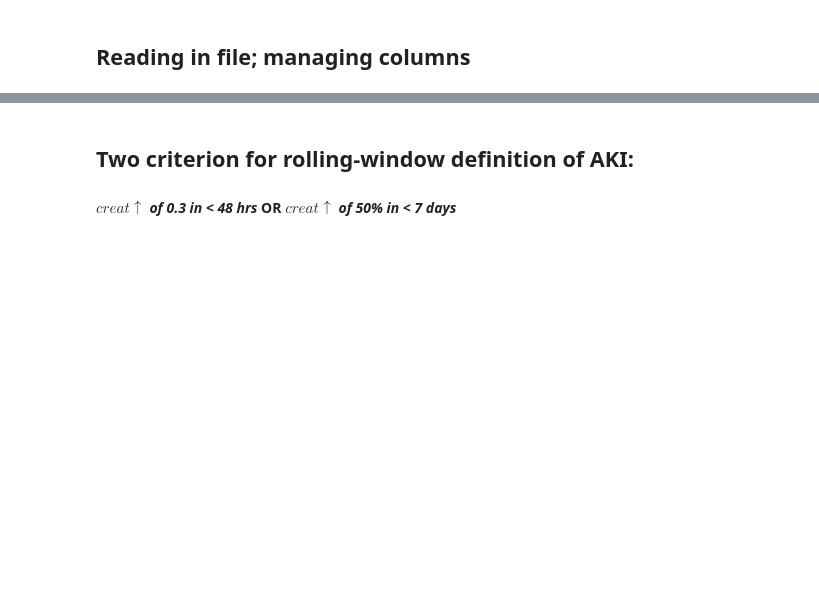
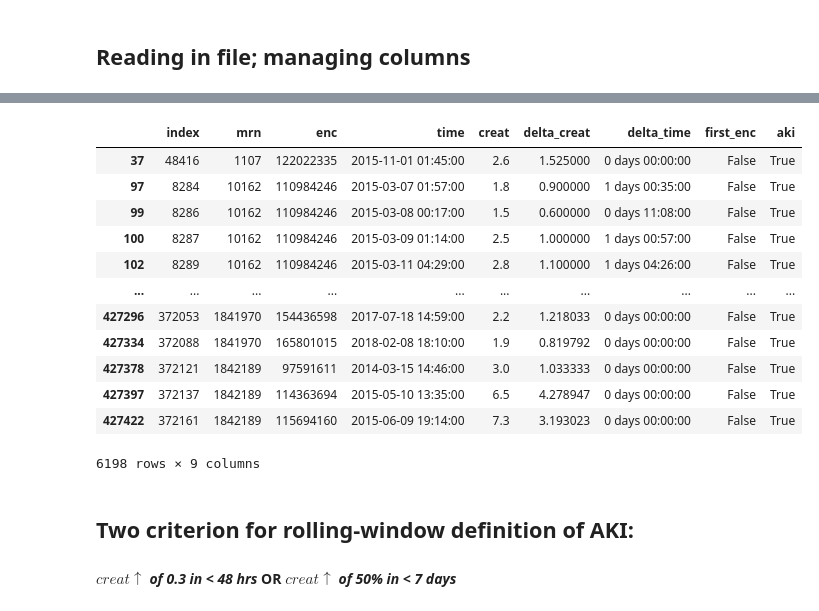
Before and after one commit to isaranwrap/StandardizingAKI, a Jupyter notebook: StandardizingAKIDefinition.ipynb, the cells around one changed output, grey strips where cells are left out. Saved outputs shown, nothing was run; the diff lists cells and outputs as text; code cells hidden in the pictures; blank space fills up the shorter version.

```diff
--- a/StandardizingAKIDefinition.ipynb
+++ b/StandardizingAKIDefinition.ipynb
@@ -37,3 +207,28 @@ df['delta_time'] = delta_df['time'].shift(1)
+# %%
+delta_d = d.groupby(['mrn', 'enc']).shift(-1) - d
+d['delta_creat'] = delta_d['creat'].shift(1)
+d['delta_time'] = delta_d['time'].shift(1)
+#df[['delta_time, delta_creat']] = delta_df[['time', 'creatinine']]
+
+#Rolling Window conditions
+condition1 = np.logical_and(d.delta_creat > 0.3, d.delta_time < datetime.timedelta(hours=48))
+condition2 = np.logical_and(d.delta_creat > d.creat.shift(1)*0.5, d.delta_time < datetime.timedelta(days=7))
+# %%
+d['aki'] = condition1 | condition2
+# %% [output]
+|  | index | mrn | enc | time | creat | delta_creat | delta_time | first_enc | aki |
+| 37 | 48416 | 1107 | 122022335 | 2015-11-01 01:45:00 | 2.6 | 1.525000 | 0 days 00:00:00 | False | True |
+| 97 | 8284 | 10162 | 110984246 | 2015-03-07 01:57:00 | 1.8 | 0.900000 | 1 days 00:35:00 | False | True |
+| 99 | 8286 | 10162 | 110984246 | 2015-03-08 00:17:00 | 1.5 | 0.600000 | 0 days 11:08:00 | False | True |
+| 100 | 8287 | 10162 | 110984246 | 2015-03-09 01:14:00 | 2.5 | 1.000000 | 1 days 00:57:00 | False | True |
+| 102 | 8289 | 10162 | 110984246 | 2015-03-11 04:29:00 | 2.8 | 1.100000 | 1 days 04:26:00 | False | True |
+| ... | ... | ... | ... | ... | ... | ... | ... | ... | ... |
+| 427296 | 372053 | 1841970 | 154436598 | 2017-07-18 14:59:00 | 2.2 | 1.218033 | 0 days 00:00:00 | False | True |
+| 427334 | 372088 | 1841970 | 165801015 | 2018-02-08 18:10:00 | 1.9 | 0.819792 | 0 days 00:00:00 | False | True |
+| 427378 | 372121 | 1842189 | 97591611 | 2014-03-15 14:46:00 | 3.0 | 1.033333 | 0 days 00:00:00 | False | True |
+| 427397 | 372137 | 1842189 | 114363694 | 2015-05-10 13:35:00 | 6.5 | 4.278947 | 0 days 00:00:00 | False | True |
+| 427422 | 372161 | 1842189 | 115694160 | 2015-06-09 19:14:00 | 7.3 | 3.193023 | 0 days 00:00:00 | False | True |
+6198 rows × 9 columns
 # %% [markdown]
 ## Two criterion for rolling-window definition of AKI:
 
```
Also changed, not shown: parts of 18 cells of this notebook.
